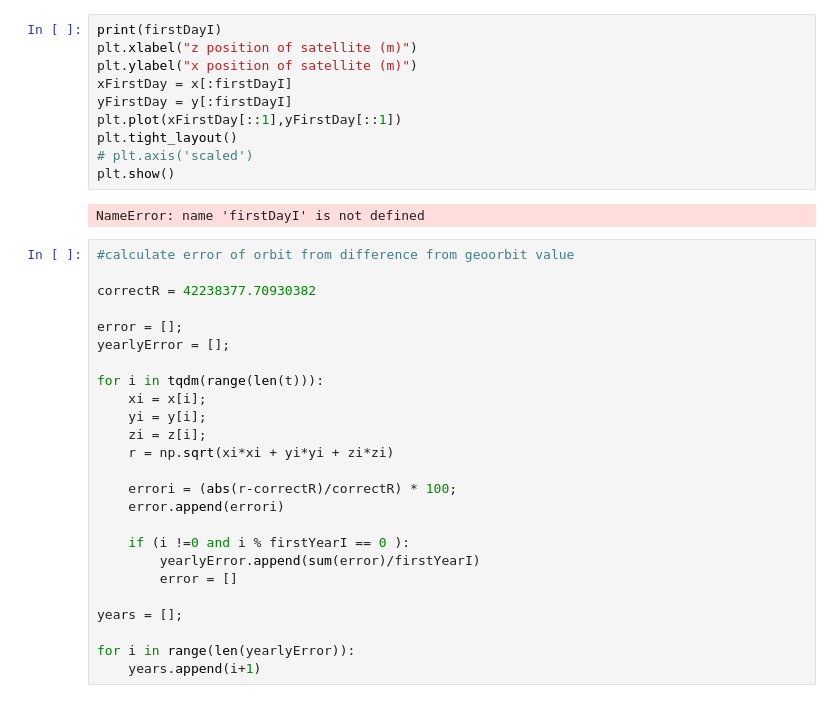
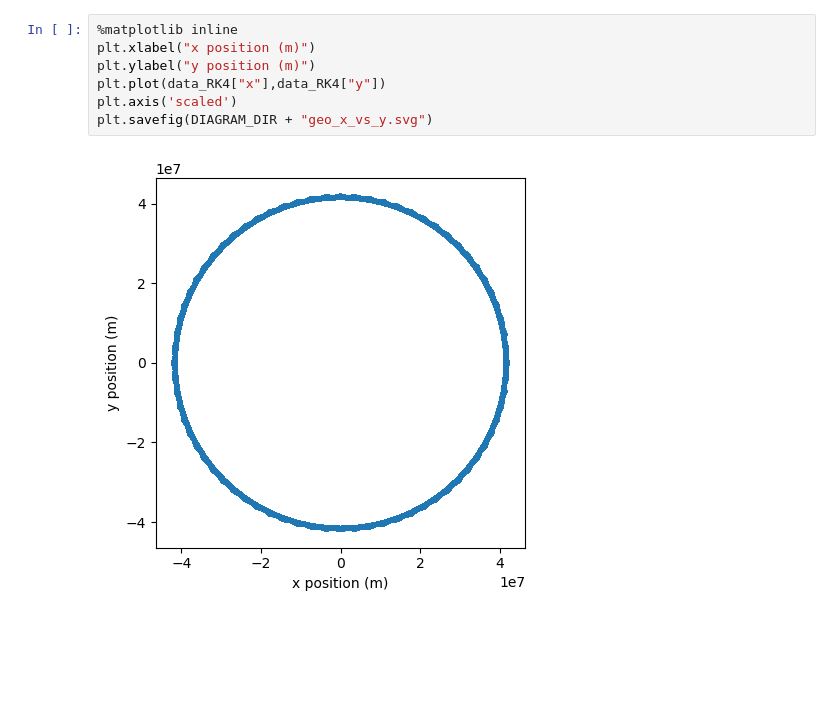
Before and after one commit to FRAZ5094/masters_project, a Jupyter notebook: python/analyseGeoNoPerturbationOrbitData.ipynb, the cells around one changed output. Drawn from its saved outputs; the diff is of its cells as text; blank space fills up the shorter version.

```diff
--- a/python/analyseGeoNoPerturbationOrbitData.ipynb
+++ b/python/analyseGeoNoPerturbationOrbitData.ipynb
@@ -50,37 +18,9 @@ firstdayI set to: 864
 # %%
-print(firstDayI)
-plt.xlabel("z position of satellite (m)")
-plt.ylabel("x position of satellite (m)")
-xFirstDay = x[:firstDayI]
-yFirstDay = y[:firstDayI]
-plt.plot(xFirstDay[::1],yFirstDay[::1])
-plt.tight_layout()
-# plt.axis('scaled')
-plt.show()
+%matplotlib inline
+plt.xlabel("x position (m)")
+plt.ylabel("y position (m)")
+plt.plot(data_RK4["x"],data_RK4["y"])
+plt.axis('scaled')
+plt.savefig(DIAGRAM_DIR + "geo_x_vs_y.svg")
 # %% [output]
-NameError: name 'firstDayI' is not defined
+[figure, added]
-# %%
-#calculate error of orbit from difference from geoorbit value
-
-correctR = 42238377.70930382
-
-error = [];
-yearlyError = [];
-
-for i in tqdm(range(len(t))):
-    xi = x[i];
-    yi = y[i];
-    zi = z[i];
-    r = np.sqrt(xi*xi + yi*yi + zi*zi)
-
-    errori = (abs(r-correctR)/correctR) * 100;
-    error.append(errori)
-
-    if (i !=0 and i % firstYearI == 0 ):
-        yearlyError.append(sum(error)/firstYearI)
-        error = []
-
-years = [];
-
-for i in range(len(yearlyError)):
-    years.append(i+1)
```
Also changed, not shown: parts of 16 cells of this notebook, 12 other files.
